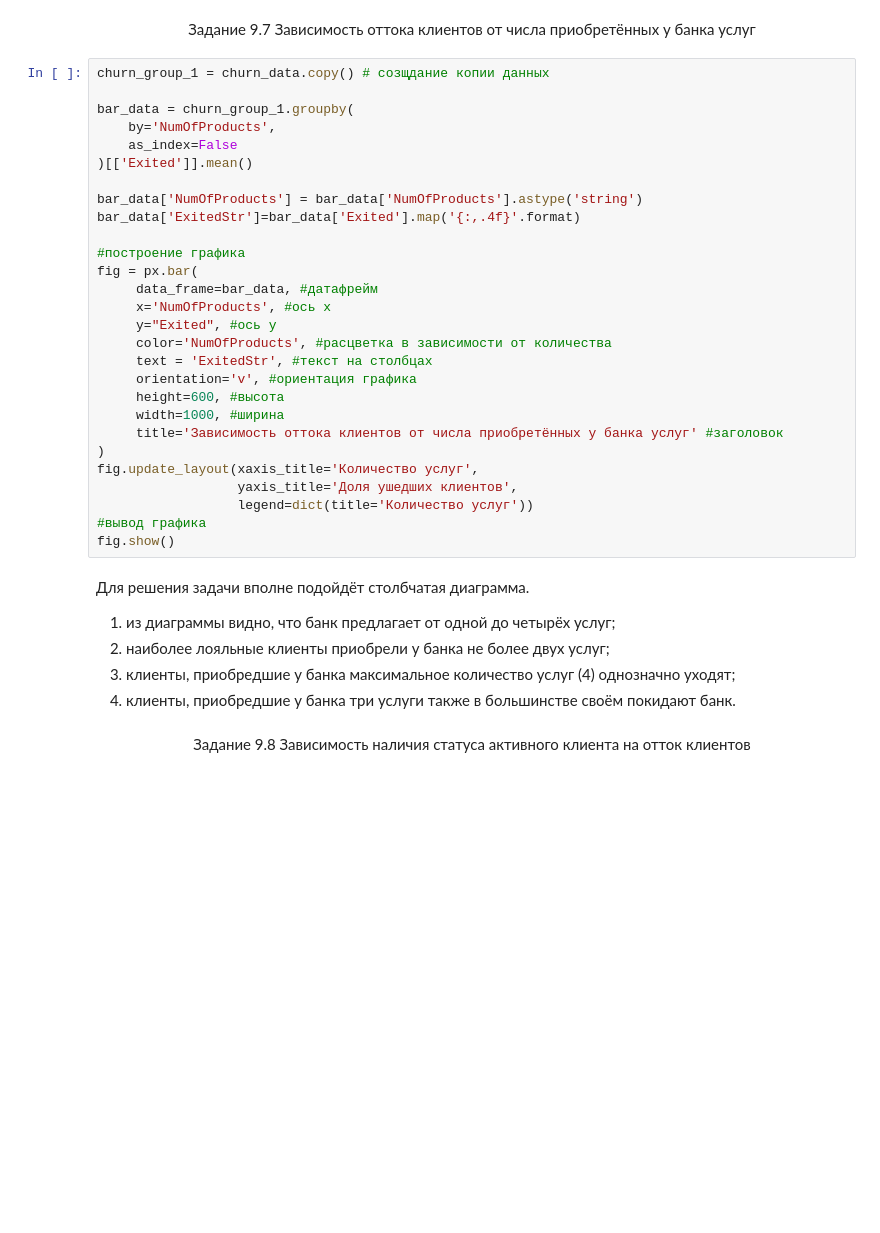
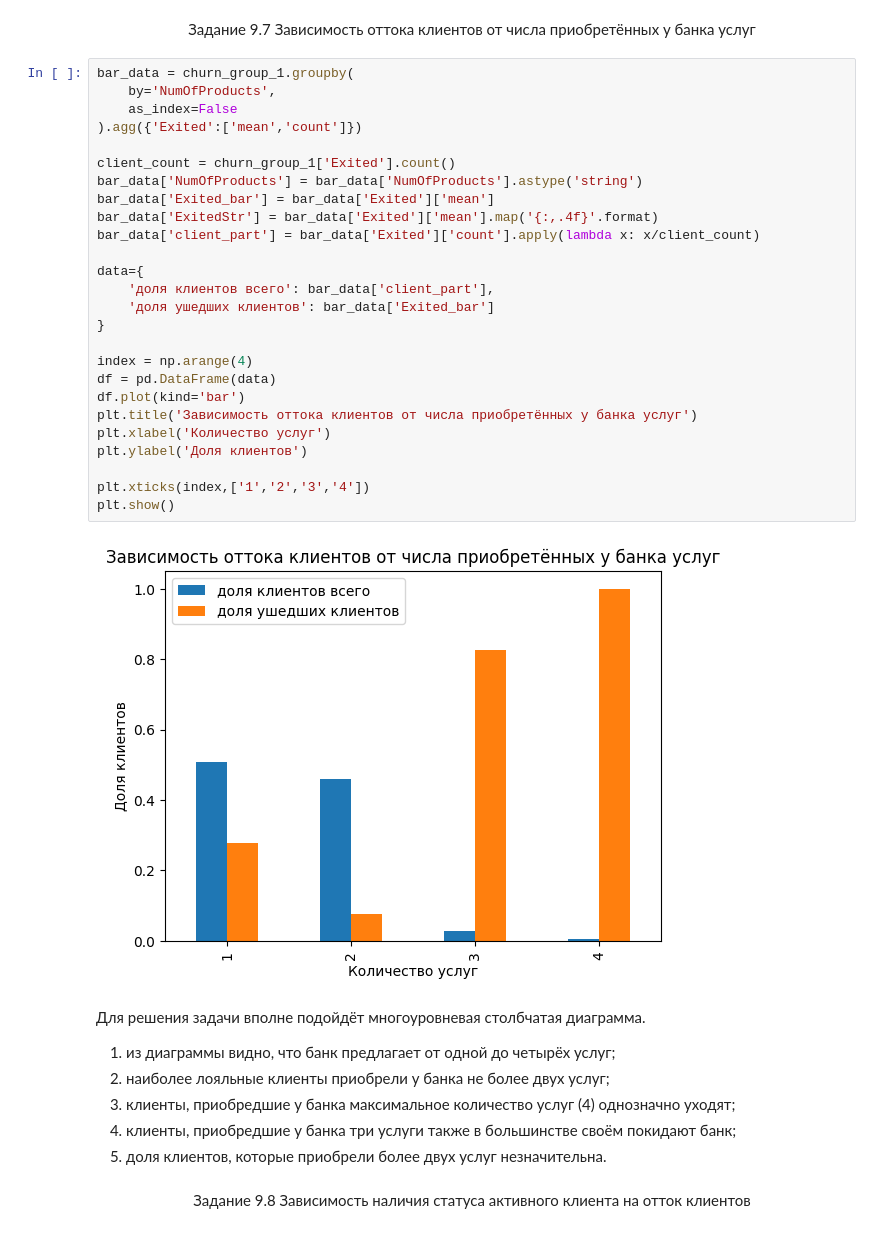
Before and after one commit to ivalentine33/Python-13, a Jupyter notebook: python13_9.ipynb, the cells around one changed output. Drawn from its saved outputs; the diff is of its cells as text; blank space fills up the shorter version.

```diff
--- a/python13_9.ipynb
+++ b/python13_9.ipynb
@@ -146,40 +155,41 @@ fig.show() # вывод диаграммы
 Из нее видно, что чаще уходят из банка женщины (3:2)
 # %% [markdown]
 <center>Задание 9.7 Зависимость оттока клиентов от числа приобретённых у банка услуг</center>
-# %%
-churn_group_1 = churn_data.copy() # созщдание копии данных
-
-bar_data = churn_group_1.groupby(
-    by='NumOfProducts',
-    as_index=False
-)[['Exited']].mean()
-
-bar_data['NumOfProducts'] = bar_data['NumOfProducts'].astype('string')
-bar_data['ExitedStr']=bar_data['Exited'].map('{:,.4f}'.format)
-
-#построение графика
-fig = px.bar(
-     data_frame=bar_data, #датафрейм
-     x='NumOfProducts', #ось x
-     y="Exited", #ось y
-     color='NumOfProducts', #расцветка в зависимости от количества
-     text = 'ExitedStr', #текст на столбцах
-     orientation='v', #ориентация графика
-     height=600, #высота
-     width=1000, #ширина
-     title='Зависимость оттока клиентов от числа приобретённых у банка услуг' #заголовок
-)
-fig.update_layout(xaxis_title='Количество услуг',
-                  yaxis_title='Доля ушедших клиентов',
-                  legend=dict(title='Количество услуг'))
-#вывод графика
-fig.show()
+# %%
+bar_data = churn_group_1.groupby(
+    by='NumOfProducts',
+    as_index=False
+).agg({'Exited':['mean','count']})
+
+client_count = churn_group_1['Exited'].count()
+bar_data['NumOfProducts'] = bar_data['NumOfProducts'].astype('string')
+bar_data['Exited_bar'] = bar_data['Exited']['mean']
+bar_data['ExitedStr'] = bar_data['Exited']['mean'].map('{:,.4f}'.format)
+bar_data['client_part'] = bar_data['Exited']['count'].apply(lambda x: x/client_count)
+
+data={
+    'доля клиентов всего': bar_data['client_part'],
+    'доля ушедших клиентов': bar_data['Exited_bar']
+}
+
+index = np.arange(4)
+df = pd.DataFrame(data)
+df.plot(kind='bar')
+plt.title('Зависимость оттока клиентов от числа приобретённых у банка услуг')
+plt.xlabel('Количество услуг')
+plt.ylabel('Доля клиентов')
+
+plt.xticks(index,['1','2','3','4'])
+plt.show()
+# %% [output]
+[figure, added]
 # %% [markdown]
-Для решения задачи вполне подойдёт столбчатая диаграмма.
+Для решения задачи вполне подойдёт многоуровневая столбчатая диаграмма.
 1. из диаграммы видно, что банк предлагает от одной до четырёх услуг;
 2. наиболее лояльные клиенты приобрели у банка не более двух услуг;
 3. клиенты, приобредшие у банка максимальное количество услуг (4) однозначно уходят;
-4. клиенты, приобредшие у банка три услуги также в большинстве своём покидают банк.
+4. клиенты, приобредшие у банка три услуги также в большинстве своём покидают банк;
+5. доля клиентов, которые приобрели более двух услуг незначительна.
 # %% [markdown]
 <center>Задание 9.8 Зависимость наличия статуса активного клиента на отток клиентов</center>
 # %%
```
Also changed, not shown: parts of 11 cells of this notebook.
